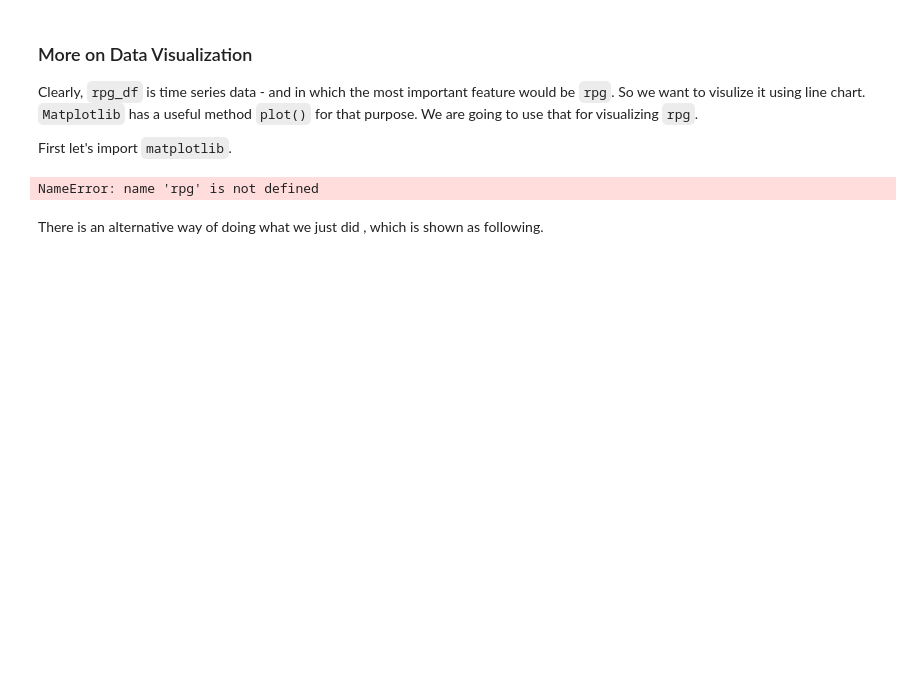
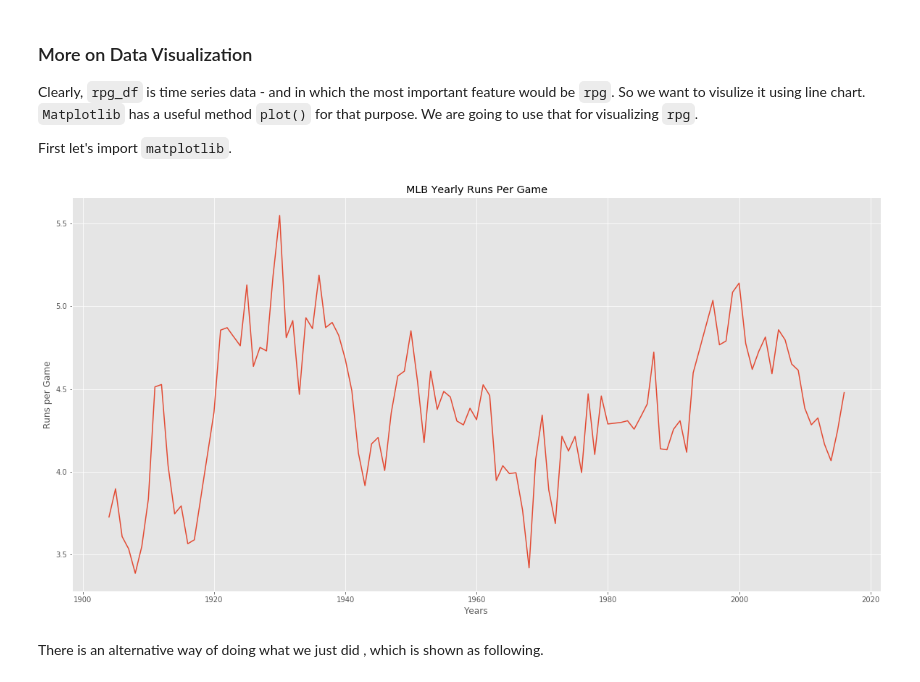
Before and after one commit to BA545-SP2019/ba545-week4-ClarkeDee, a Jupyter notebook: Mini_project_1_baseball_analytics_pt2.ipynb, the cells around one changed output. Saved outputs shown, nothing was run; the diff lists cells and outputs as text; code cells hidden in the pictures; blank space fills up the shorter version.

```diff
--- a/Mini_project_1_baseball_analytics_pt2.ipynb
+++ b/Mini_project_1_baseball_analytics_pt2.ipynb
@@ -96,31 +112,30 @@ plt.rcParams["figure.figsize"] = (20,10)
 # %%
 #### Complete the code below
 #### use `plot()` method on `rpg_df`, and set y-axis as `rpg`.
 #### the x-axis in this plot will be years, and you should notice that
-
-plt.plot([rpg_df])
-plt.yaxis(['rpg'])
 #### 'yearID' is the index of `rpg_df`
 #### Instead of creating another column of `yearID` (which you can do),
 #### you can simply tell `plot()` to use the index of the dataframe/series by
 #### set the `use_index` parameter to `True`
-
+plt.xaxis= ['yearID']
+plt.yaxis= ['RPG']
+plt.plot(x,y)
 
 #plot(rpg_df) use_index=yearID
 
 #### We want to set the title of the visualization as `MLB Yearly Runs Per Game`
 plt.title('MLB Yearly Runs Per Game')
 
 #### Set the y-axis as `Runs per Game` use `.xlabel()`
 
 plt.ylabel('Runs per Game')
 #### The x-axis is year - so we set it as `Years`
 plt.xlabel('Years')
 
 #### show the plot
 plt.show()
 # %% [output]
-NameError: name 'rpg' is not defined
+[figure, added]
 # %% [markdown]
 There is an alternative way of doing what we just did , which is shown as following.
 # %%
```
Also changed, not shown: parts of 9 cells of this notebook.
